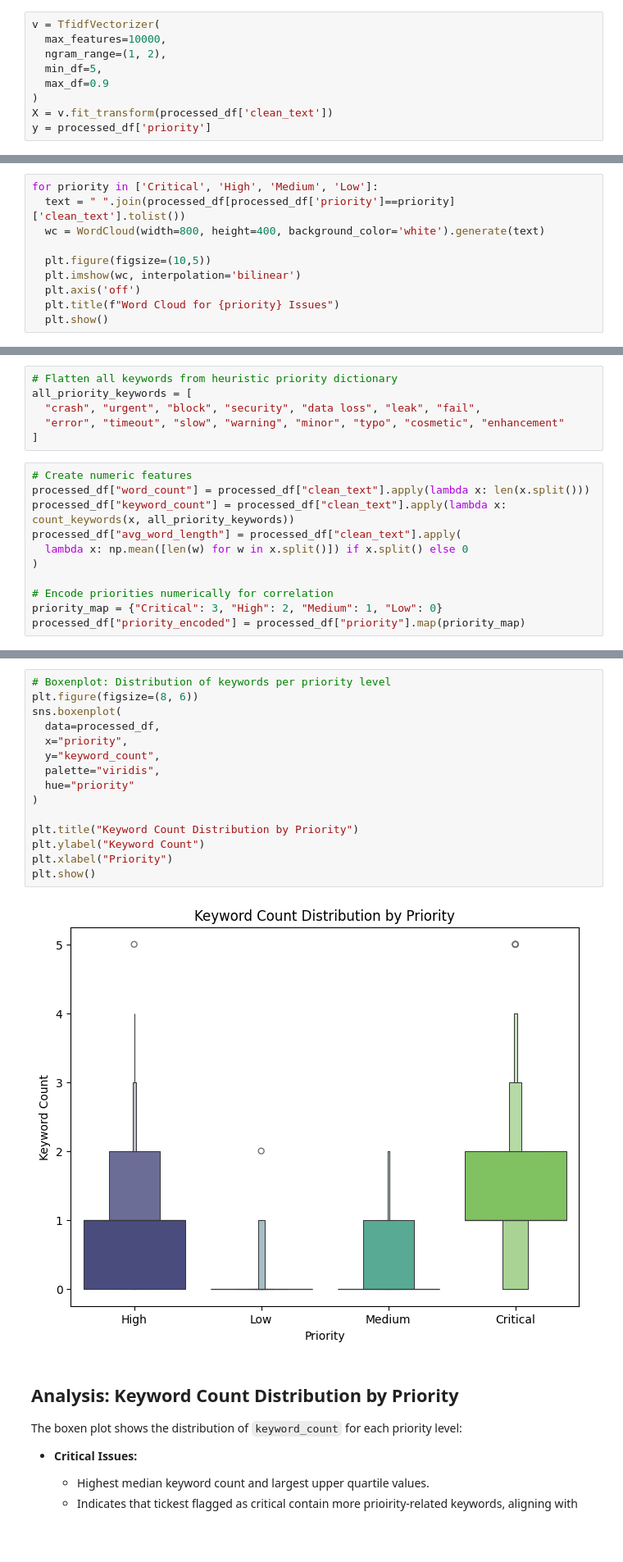
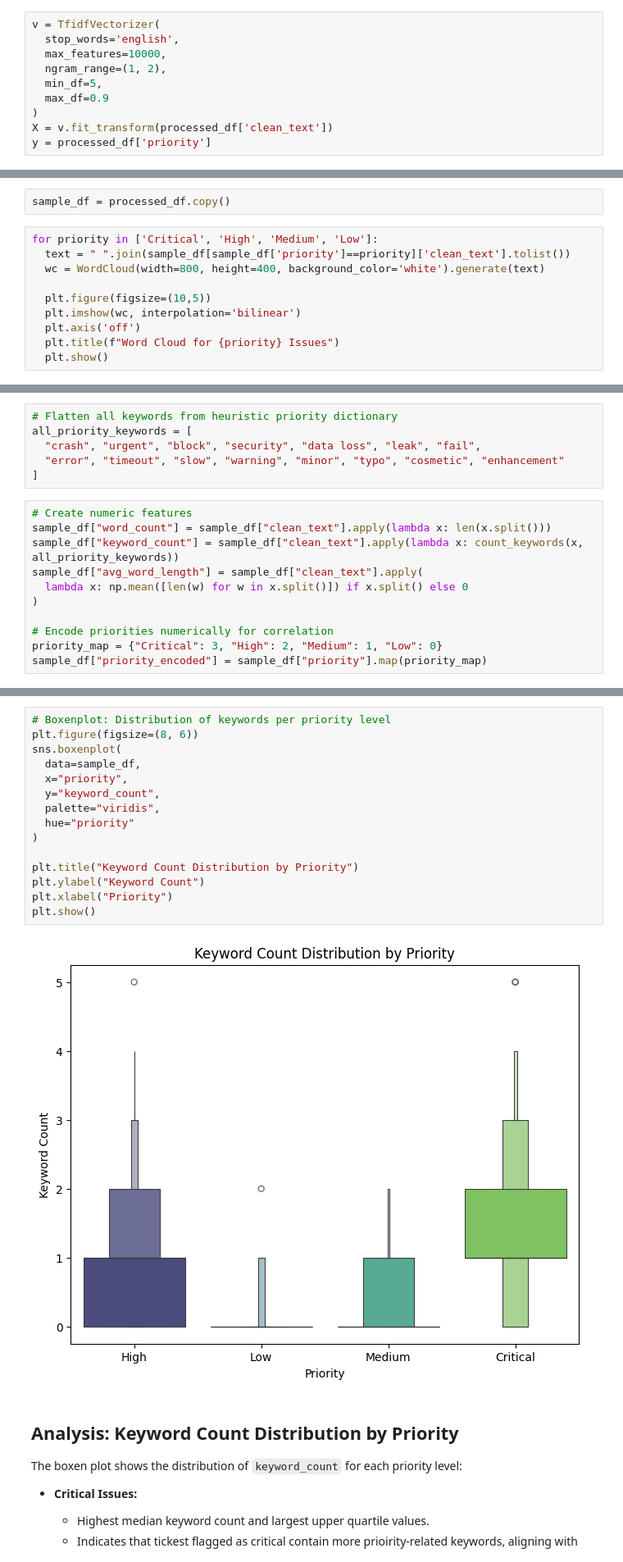
Before and after one commit to erenceh/ml-bug-prediction, a Jupyter notebook: ml/notebooks/01_Exploration_Data_Analysis.ipynb, the cells around one changed output, grey strips where cells are left out. Shown at 82% size. Drawn from its saved outputs; the diff is of its cells as text; blank space fills up the shorter version.

```diff
--- a/ml/notebooks/01_Exploration_Data_Analysis.ipynb
+++ b/ml/notebooks/01_Exploration_Data_Analysis.ipynb
@@ -293,5 +360,6 @@ Name: priority, Length: 27750, dtype: object>
 # %%
 v = TfidfVectorizer(
+  stop_words='english',
   max_features=10000,
   ngram_range=(1, 2),
   min_df=5,
@@ -391,6 +459,8 @@ plt.show()
+# %%
+sample_df = processed_df.copy()
 # %%
 for priority in ['Critical', 'High', 'Medium', 'Low']:
-  text = " ".join(processed_df[processed_df['priority']==priority]['clean_text'].tolist())
+  text = " ".join(sample_df[sample_df['priority']==priority]['clean_text'].tolist())
   wc = WordCloud(width=800, height=400, background_color='white').generate(text)
 
   plt.figure(figsize=(10,5))
@@ -434,15 +504,15 @@ all_priority_keywords = [
 ]
 # %%
 # Create numeric features
-processed_df["word_count"] = processed_df["clean_text"].apply(lambda x: len(x.split()))
-processed_df["keyword_count"] = processed_df["clean_text"].apply(lambda x: count_keywords(x, all_priority_keywords))
-processed_df["avg_word_length"] = processed_df["clean_text"].apply(
+sample_df["word_count"] = sample_df["clean_text"].apply(lambda x: len(x.split()))
+sample_df["keyword_count"] = sample_df["clean_text"].apply(lambda x: count_keywords(x, all_priority_keywords))
+sample_df["avg_word_length"] = sample_df["clean_text"].apply(
   lambda x: np.mean([len(w) for w in x.split()]) if x.split() else 0
 )
 
 # Encode priorities numerically for correlation
 priority_map = {"Critical": 3, "High": 2, "Medium": 1, "Low": 0}
-processed_df["priority_encoded"] = processed_df["priority"].map(priority_map)
+sample_df["priority_encoded"] = sample_df["priority"].map(priority_map)
 # %%
 # Correlation matrix
 corr_features = ["word_count", "keyword_count", "avg_word_length", "priority_encoded"]
@@ -482,20 +552,20 @@ Overall, this correlation analysis confirms that the chosen numeric features are
 # %%
 # Boxenplot: Distribution of keywords per priority level
 plt.figure(figsize=(8, 6))
 sns.boxenplot(
-  data=processed_df,
+  data=sample_df,
   x="priority",
   y="keyword_count",
   palette="viridis",
   hue="priority"
 )
 
 plt.title("Keyword Count Distribution by Priority")
 plt.ylabel("Keyword Count")
 plt.xlabel("Priority")
 plt.show()
 # %% [output]
-[figure, old version]
+[figure, new version]
 # %% [markdown]
 ## Analysis: Keyword Count Distribution by Priority
 
```
Also changed, not shown: parts of 37 cells of this notebook, 7 other files.
